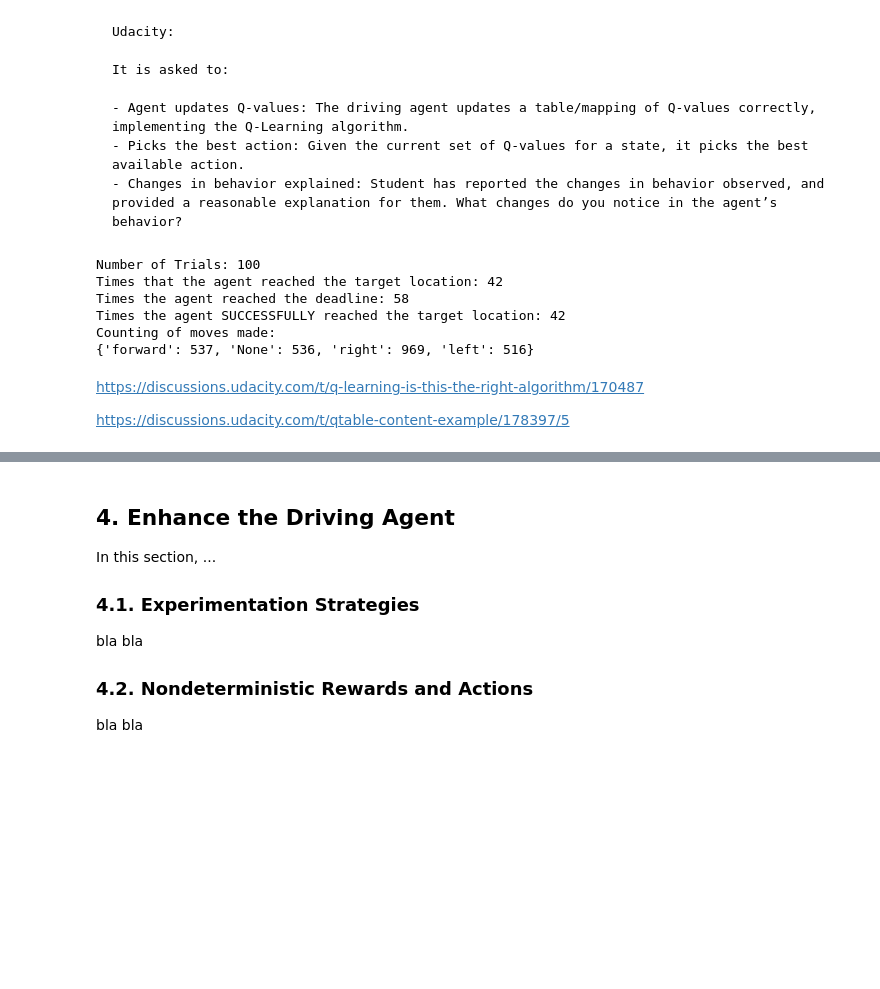
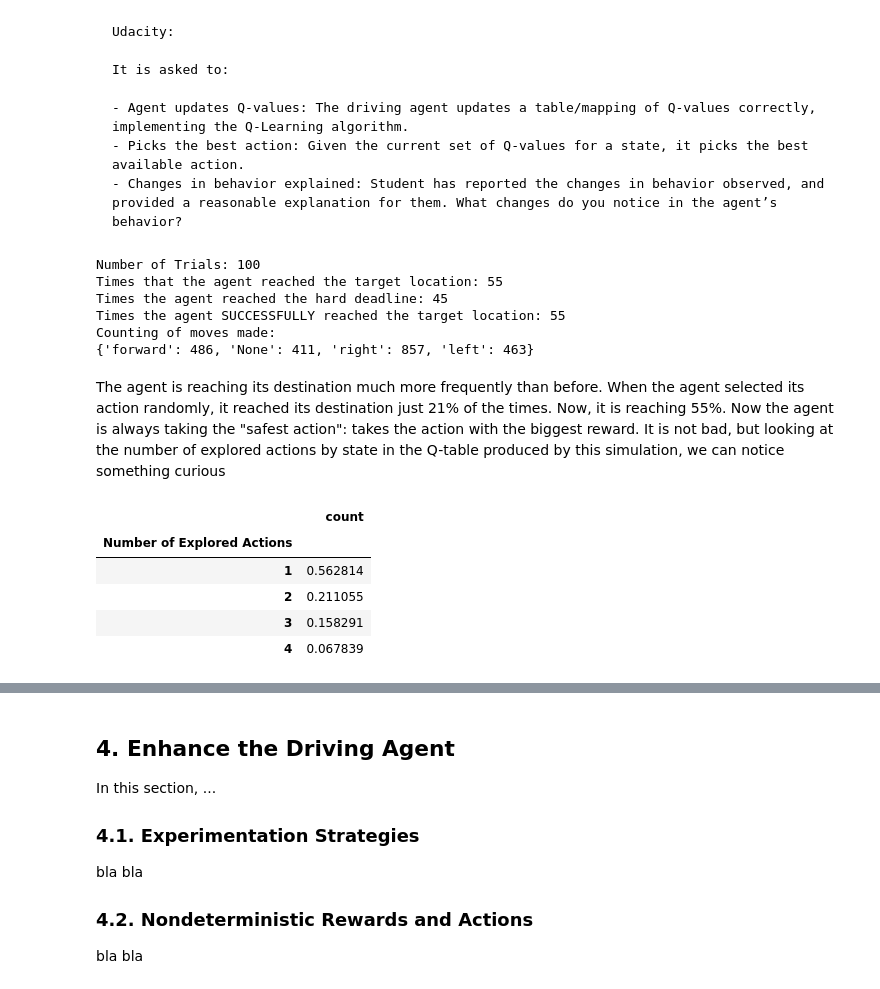
Before and after one commit to ucaiado/Smart_Cab, a Jupyter notebook: smart_cab.ipynb, the cells around one changed output, grey strips where cells are left out. Drawn from its saved outputs; the diff is of its cells as text; code cells hidden in the pictures; blank space fills up the shorter version.

````diff
--- a/smart_cab.ipynb
+++ b/smart_cab.ipynb
@@ -278,55 +241,31 @@ It is asked to:
 - Picks the best action: Given the current set of Q-values for a state, it picks the best available action.
 - Changes in behavior explained: Student has reported the changes in behavior observed, and provided a reasonable explanation for them. What changes do you notice in the agent’s behavior?
 ```
-# %%
-s_fname = 'log/sim_072316_142208.txt'
-
-with open(s_fname) as fr:
-    i_trial = None
-    i_fail = 0
-    i_success = 0
-    i_reached = 0
-    l_last = []
-    i_last_step = 0
-    i_that_time = 0
-    d_count = {'forward': 0, 'left': 0, 'right': 0, 'None': 0}
-    for idx, row in enumerate(fr):
-        s_aux = row.strip().split(';')[1]
-        if 'LearningAgent.update' in s_aux:
-            i_last_step = int(s_aux.split(',')[0].split('=')[1].strip())
-            s_action = s_aux.split('action = ')[1].split(',')[0]
-            d_count[s_action] += 1
-        elif 'Environment.reset' in s_aux:
-            if not i_trial:
-                i_trial = 1
-                i_initial_dealline = int(s_aux.split('deadline = ')[1])
-            else:
-                i_trial += 1
-                l_last.append({'steps': i_initial_dealline - i_last_step,
-                               'success': i_that_time})
-                i_initial_dealline = int(s_aux.split('deadline = ')[1])
-        elif 'Environment.step' in s_aux:
-            i_fail += 1
-            i_that_time = 0
-        elif 'Environment.act' in s_aux:
-            if i_last_step >=0:
-                i_success += 1
-            i_reached += 1
-            i_that_time = 1
-
-print "Number of Trials: {}".format(i_trial)
-print "Times that the agent reached the target location: {}".format(i_reached)
-print "Times the agent reached the deadline: {}".format(i_fail)
-print "Times the agent SUCCESSFULLY reached the target location: {}".format(i_success)
-print "Counting of moves made:\n{}".format(d_count)
-# %% [output]
-Number of Trials: 100
-Times that the agent reached the target location: 42
-Times the agent reached the deadline: 58
-Times the agent SUCCESSFULLY reached the target location: 42
-Counting of moves made:
-{'forward': 537, 'None': 536, 'right': 969, 'left': 516}
-# %% [markdown]
-https://discussions.udacity.com/t/q-learning-is-this-the-right-algorithm/170487
-
-https://discussions.udacity.com/t/qtable-content-example/178397/5
+# %%
+import smartcab.eda as eda; reload(eda)
+s_fname = 'log/sim_Mon_Jul_25_015925_2016.txt'
+l_aux, t_aux = eda.simple_counts(s_fname)
+# %% [output]
+Number of Trials: 100
+Times that the agent reached the target location: 55
+Times the agent reached the hard deadline: 45
+Times the agent SUCCESSFULLY reached the target location: 55
+Counting of moves made:
+{'forward': 486, 'None': 411, 'right': 857, 'left': 463}
+# %% [markdown]
+The agent is reaching its destination much more frequently than before. When the agent selected its action randomly, it reached its destination just 21% of the times. Now, it is reaching 55%. Now the agent is always taking the "safest action":  takes the action with the biggest reward. It is not bad, but looking at the number of explored actions by state in the Q-table produced by this simulation, we can notice something curious
+# %%
+df_q_table = pd.read_csv('log/qtable.txt', sep='\t')
+df_count = pd.DataFrame(4 - ((df_q_table.isnull())).sum(axis=1))
+df_count.columns= ['Number of Explored Actions']
+df_count['count'] = 1
+df_grouped = df_count.groupby('Number of Explored Actions').sum()
+df_grouped = df_grouped * 1. / df_grouped.sum()
+df_grouped
+# %% [output]
+|  | count |
+| Number of Explored Actions |  |
+| 1 | 0.562814 |
+| 2 | 0.211055 |
+| 3 | 0.158291 |
+| 4 | 0.067839 |
````
Also changed, not shown: parts of 8 cells of this notebook, 5 other files.
